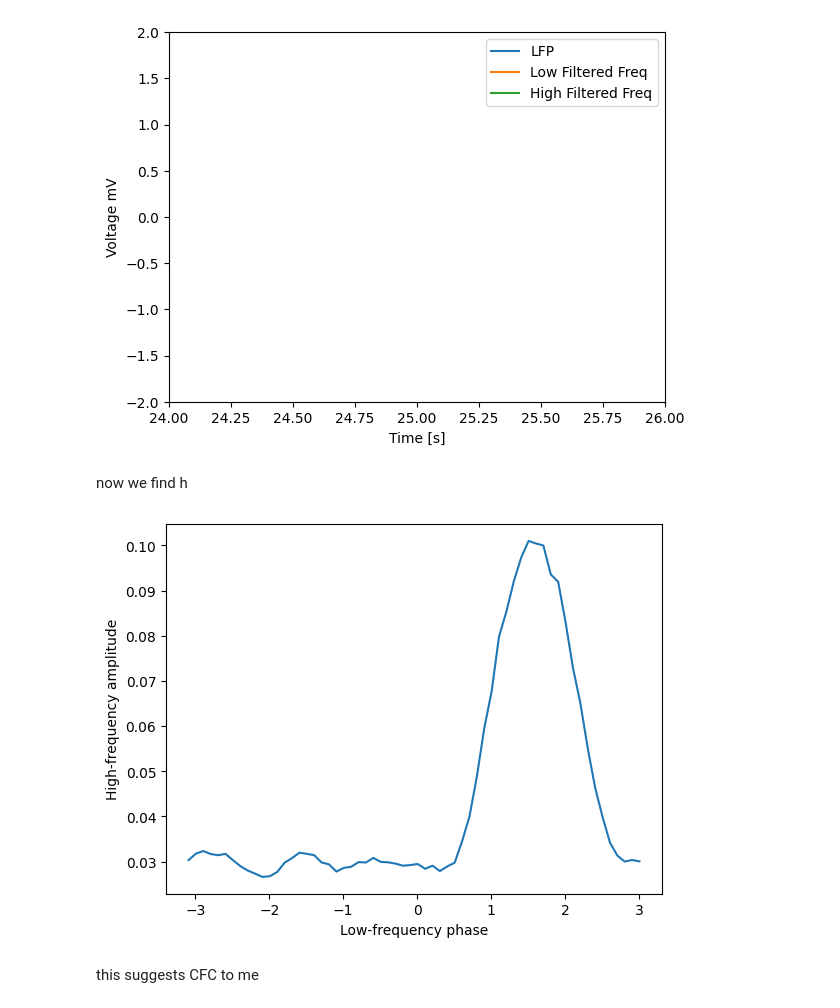
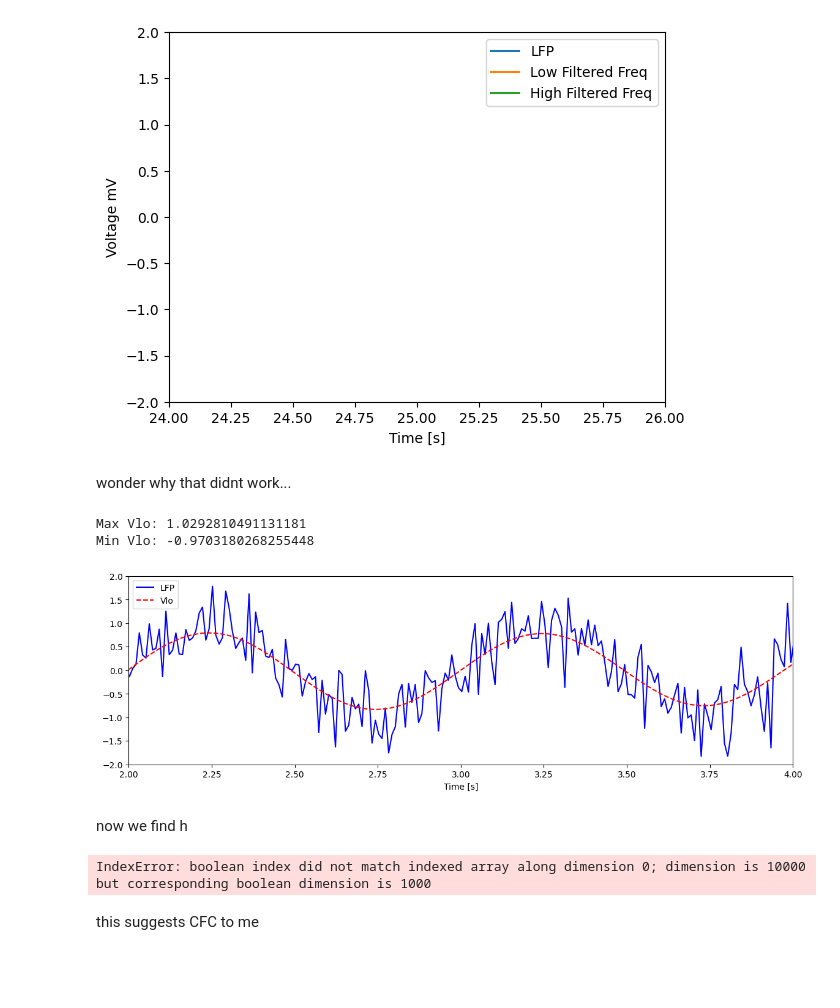
Before and after one commit to witchofizalith/MA665_HW, a Jupyter notebook: Topic9_/hw9q2.ipynb, the cells around one changed output. Drawn from its saved outputs; the diff is of its cells as text; code cells hidden in the pictures; blank space fills up the shorter version.

```diff
--- a/Topic9_/hw9q2.ipynb
+++ b/Topic9_/hw9q2.ipynb
@@ -87,6 +87,44 @@ plt.legend(['LFP', 'Low Filtered Freq', "High Filtered Freq"])
 plt.show()
 # %% [output]
 [figure]
+# %% [markdown]
+wonder why that didnt work...
+# %%
+# Generate synthetic data - this is a SIMPLIFIED FORM
+t = np.linspace(0, 10, 1000)  # Example time axis
+LFP = np.sin(2 * np.pi * 1 * t) + np.random.normal(0, 0.5, size=len(t))  # Example LFP data
+
+# Visualize
+plt.figure(figsize=(14, 4))  # Create a figure with a specific size
+
+# Plot the original data vs time.
+plt.plot(t, LFP, label='LFP', color='blue')
+
+# Low-pass filter
+Wn_lo = 2  # Set the cutoff frequency to 2 Hz
+n = 100  # Filter order
+b_lo = signal.firwin(n, Wn_lo, nyq=1 / (2 * (t[1] - t[0])), pass_zero=True, window='hamming')
+Vlo = signal.filtfilt(b_lo, 1, LFP)  # Low-frequency filtered data
+
+# Print the maximum and minimum values of the filtered signal for scaling insights
+print("Max Vlo:", np.max(Vlo))
+print("Min Vlo:", np.min(Vlo))
+
+
+# Plot the low-frequency filtered data vs time with a different color.
+plt.plot(t, Vlo, label='Vlo', linestyle='--', color='red')
+
+
+
+plt.xlabel('Time [s]')
+plt.xlim([2, 4])  # Choose a 2 s interval to examine
+plt.ylim([-2, 2])  # Adjusted y-axis limits for better visualization
+plt.legend()  # Add a legend
+plt.show()
+# %% [output]
+Max Vlo: 1.0292810491131181
+Min Vlo: -0.9703180268255448
+[figure, added]
 # %% [markdown]
 now we find h
 # %%
@@ -107,7 +145,7 @@ plt.plot(p_mean, a_mean)                #Plot the phase versus amplitude,
 plt.ylabel('High-frequency amplitude')  #... with axes labeled.
 plt.xlabel('Low-frequency phase');
 # %% [output]
-[figure, removed]
+IndexError: boolean index did not match indexed array along dimension 0; dimension is 10000 but corresponding boolean dimension is 1000
 # %% [markdown]
 this suggests CFC to me
 # %%
```
Also changed, not shown: 3 other files.
